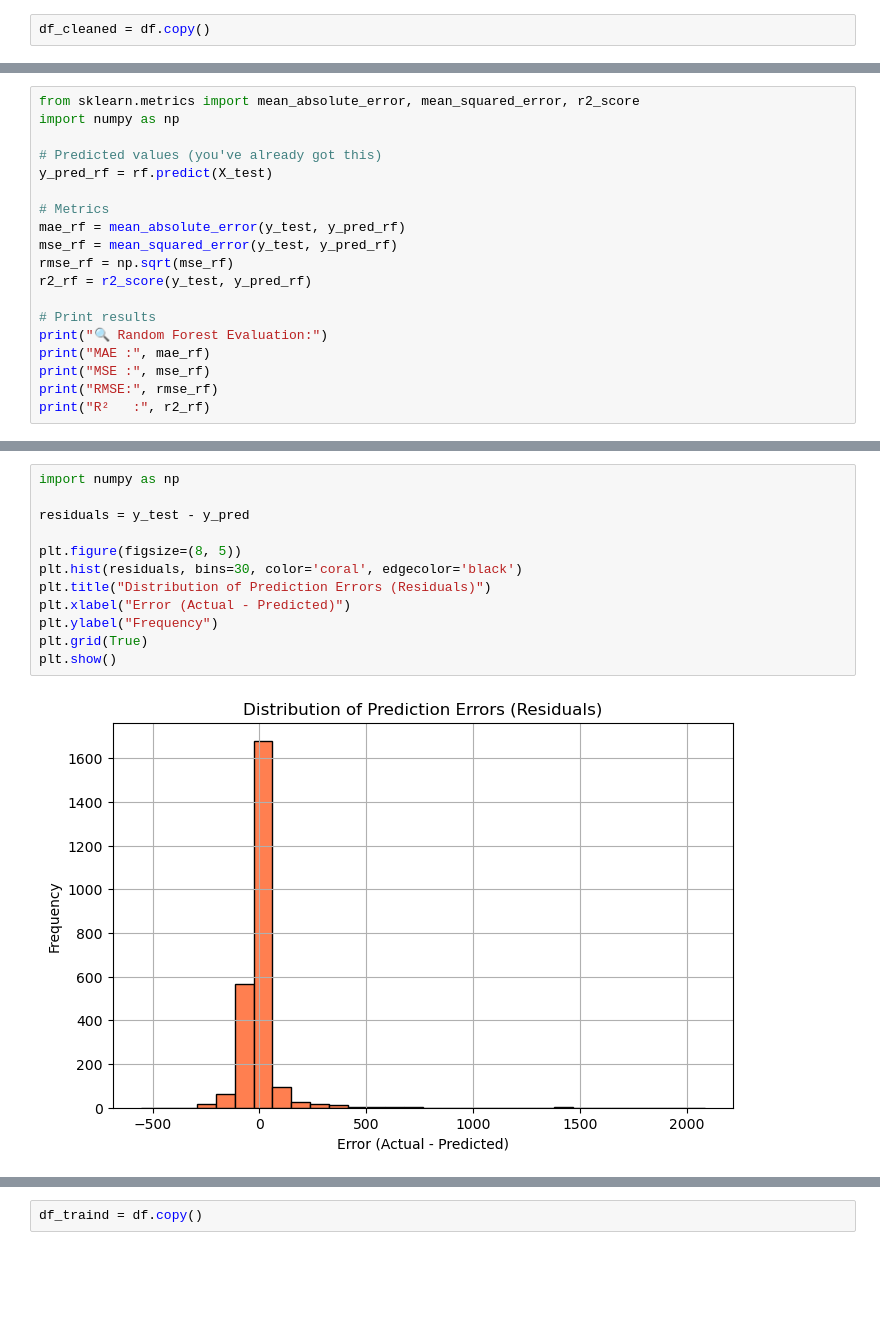
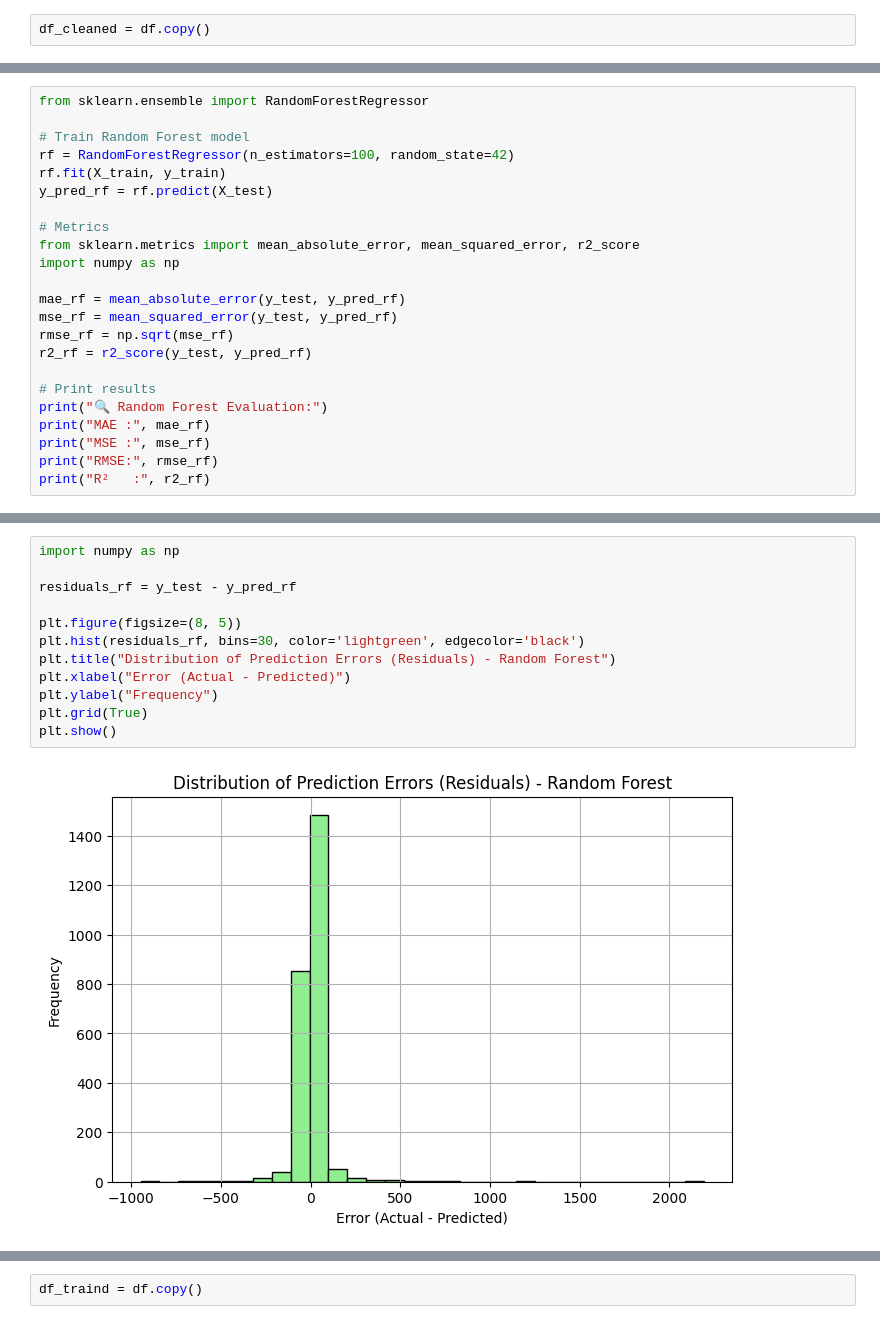
Before and after one commit to junaidraza134/-Bengaluru-House-Price-Prediction, a Jupyter notebook: model.ipynb, the cells around one changed output, grey strips where cells are left out. Saved outputs shown, nothing was run; the diff lists cells and outputs as text; blank space fills up the shorter version.

```diff
--- a/model.ipynb
+++ b/model.ipynb
@@ -252,13 +250,17 @@ plt.show()
 # %% [output]
 [figure]
 # %%
+from sklearn.ensemble import RandomForestRegressor
+
+# Train Random Forest model
+rf = RandomForestRegressor(n_estimators=100, random_state=42)
+rf.fit(X_train, y_train)
+y_pred_rf = rf.predict(X_test)
+
+# Metrics
 from sklearn.metrics import mean_absolute_error, mean_squared_error, r2_score
 import numpy as np
 
-# Predicted values (you've already got this)
-y_pred_rf = rf.predict(X_test)
-
-# Metrics
 mae_rf = mean_absolute_error(y_test, y_pred_rf)
 mse_rf = mean_squared_error(y_test, y_pred_rf)
 rmse_rf = np.sqrt(mse_rf)
@@ -291,15 +293,15 @@ plt.show()
 # %%
 import numpy as np
 
-residuals = y_test - y_pred
+residuals_rf = y_test - y_pred_rf
 
 plt.figure(figsize=(8, 5))
-plt.hist(residuals, bins=30, color='coral', edgecolor='black')
-plt.title("Distribution of Prediction Errors (Residuals)")
+plt.hist(residuals_rf, bins=30, color='lightgreen', edgecolor='black')
+plt.title("Distribution of Prediction Errors (Residuals) - Random Forest")
 plt.xlabel("Error (Actual - Predicted)")
 plt.ylabel("Frequency")
 plt.grid(True)
 plt.show()
 # %% [output]
-[figure, old version]
+[figure, new version]
 # %%
```
Also changed, not shown: parts of 11 cells of this notebook, 8 other files.
